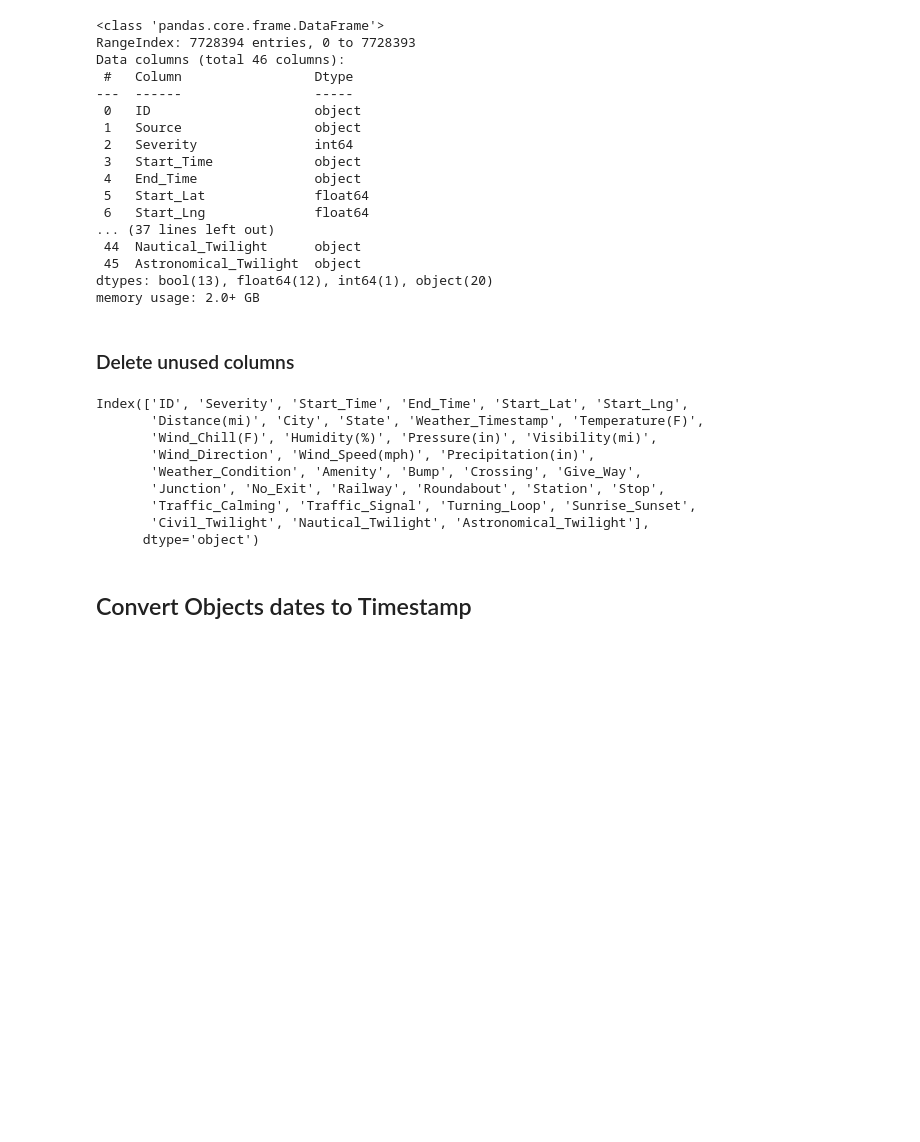
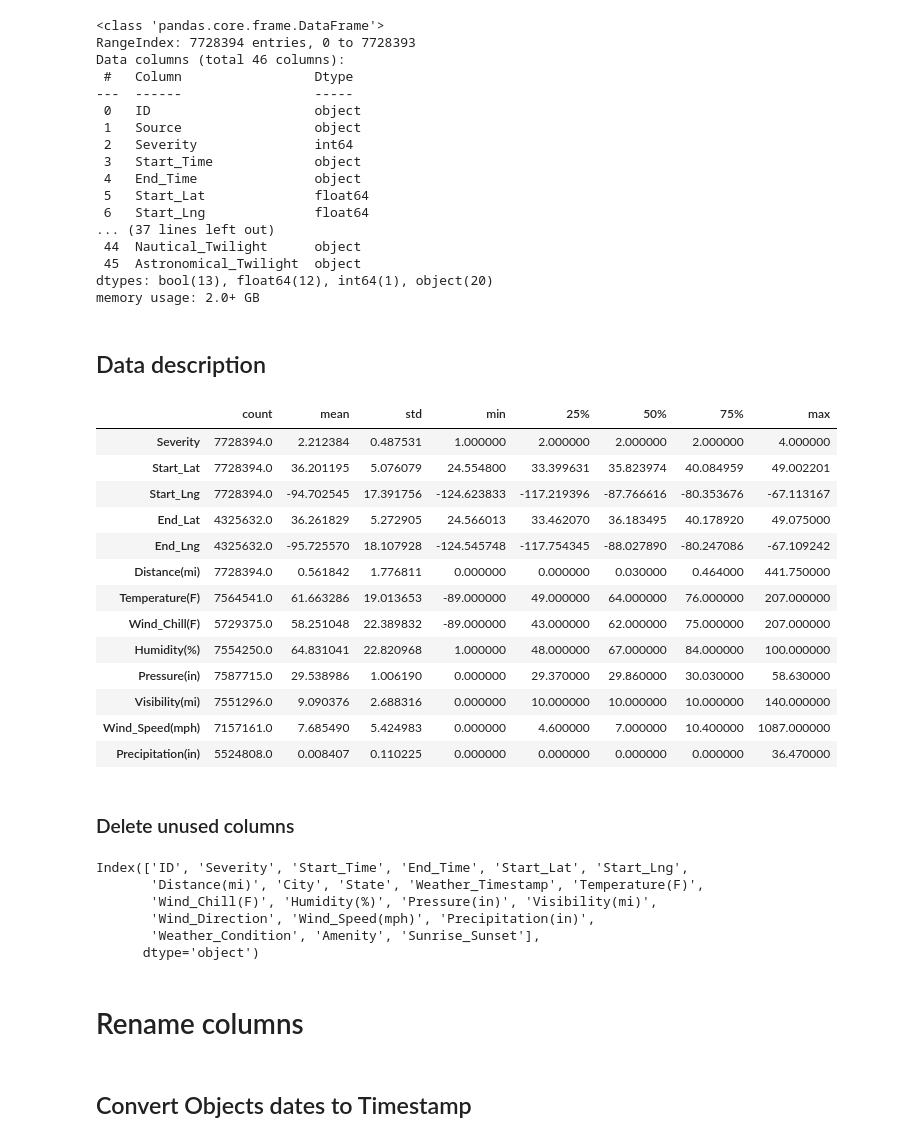
Before and after one commit to hamzaKhouya/USA_accidents, a Jupyter notebook: Data Analysis.ipynb, the cells around one changed output. Saved outputs shown, nothing was run; the diff lists cells and outputs as text; code cells hidden in the pictures; blank space fills up the shorter version.

```diff
--- a/Data Analysis.ipynb
+++ b/Data Analysis.ipynb
@@ -120,19 +121,42 @@ Data columns (total 46 columns):
  45  Astronomical_Twilight  object
 dtypes: bool(13), float64(12), int64(1), object(20)
 memory usage: 2.0+ GB
+# %% [markdown]
+## Data description
+# %%
+data.describe().T
+# %% [output]
+|  | count | mean | std | min | 25% | 50% | 75% | max |
+| Severity | 7728394.0 | 2.212384 | 0.487531 | 1.000000 | 2.000000 | 2.000000 | 2.000000 | 4.000000 |
+| Start_Lat | 7728394.0 | 36.201195 | 5.076079 | 24.554800 | 33.399631 | 35.823974 | 40.084959 | 49.002201 |
+| Start_Lng | 7728394.0 | -94.702545 | 17.391756 | -124.623833 | -117.219396 | -87.766616 | -80.353676 | -67.113167 |
+| End_Lat | 4325632.0 | 36.261829 | 5.272905 | 24.566013 | 33.462070 | 36.183495 | 40.178920 | 49.075000 |
+| End_Lng | 4325632.0 | -95.725570 | 18.107928 | -124.545748 | -117.754345 | -88.027890 | -80.247086 | -67.109242 |
+| Distance(mi) | 7728394.0 | 0.561842 | 1.776811 | 0.000000 | 0.000000 | 0.030000 | 0.464000 | 441.750000 |
+| Temperature(F) | 7564541.0 | 61.663286 | 19.013653 | -89.000000 | 49.000000 | 64.000000 | 76.000000 | 207.000000 |
+| Wind_Chill(F) | 5729375.0 | 58.251048 | 22.389832 | -89.000000 | 43.000000 | 62.000000 | 75.000000 | 207.000000 |
+| Humidity(%) | 7554250.0 | 64.831041 | 22.820968 | 1.000000 | 48.000000 | 67.000000 | 84.000000 | 100.000000 |
+| Pressure(in) | 7587715.0 | 29.538986 | 1.006190 | 0.000000 | 29.370000 | 29.860000 | 30.030000 | 58.630000 |
+| Visibility(mi) | 7551296.0 | 9.090376 | 2.688316 | 0.000000 | 10.000000 | 10.000000 | 10.000000 | 140.000000 |
+| Wind_Speed(mph) | 7157161.0 | 7.685490 | 5.424983 | 0.000000 | 4.600000 | 7.000000 | 10.400000 | 1087.000000 |
+| Precipitation(in) | 5524808.0 | 0.008407 | 0.110225 | 0.000000 | 0.000000 | 0.000000 | 0.000000 | 36.470000 |
 # %% [markdown]
 ### Delete unused columns
 # %%
 data.drop(columns=['Country','Timezone','Source',
-                'Description','Street','County','Zipcode','Airport_Code','End_Lat','End_Lng'], inplace=True)
+                   'Description','Street','County','Zipcode','Airport_Code',
+                   'End_Lat', 'End_Lng','Bump', 'Crossing', 'Give_Way',
+                   'Junction', 'No_Exit', 'Railway','Roundabout', 'Station',
+                   'Stop', 'Traffic_Calming', 'Traffic_Signal','Turning_Loop',
+                   'Civil_Twilight', 'Nautical_Twilight','Astronomical_Twilight'],
+          inplace=True)
 data.columns
 # %% [output]
 Index(['ID', 'Severity', 'Start_Time', 'End_Time', 'Start_Lat', 'Start_Lng',
        'Distance(mi)', 'City', 'State', 'Weather_Timestamp', 'Temperature(F)',
        'Wind_Chill(F)', 'Humidity(%)', 'Pressure(in)', 'Visibility(mi)',
        'Wind_Direction', 'Wind_Speed(mph)', 'Precipitation(in)',
-       'Weather_Condition', 'Amenity', 'Bump', 'Crossing', 'Give_Way',
-       'Junction', 'No_Exit', 'Railway', 'Roundabout', 'Station', 'Stop',
-       'Traffic_Calming', 'Traffic_Signal', 'Turning_Loop', 'Sunrise_Sunset',
-       'Civil_Twilight', 'Nautical_Twilight', 'Astronomical_Twilight'],
+       'Weather_Condition', 'Amenity', 'Sunrise_Sunset'],
       dtype='object')
+# %% [markdown]
+# Rename columns
```
Also changed, not shown: parts of 17 cells of this notebook, 1 other file.
